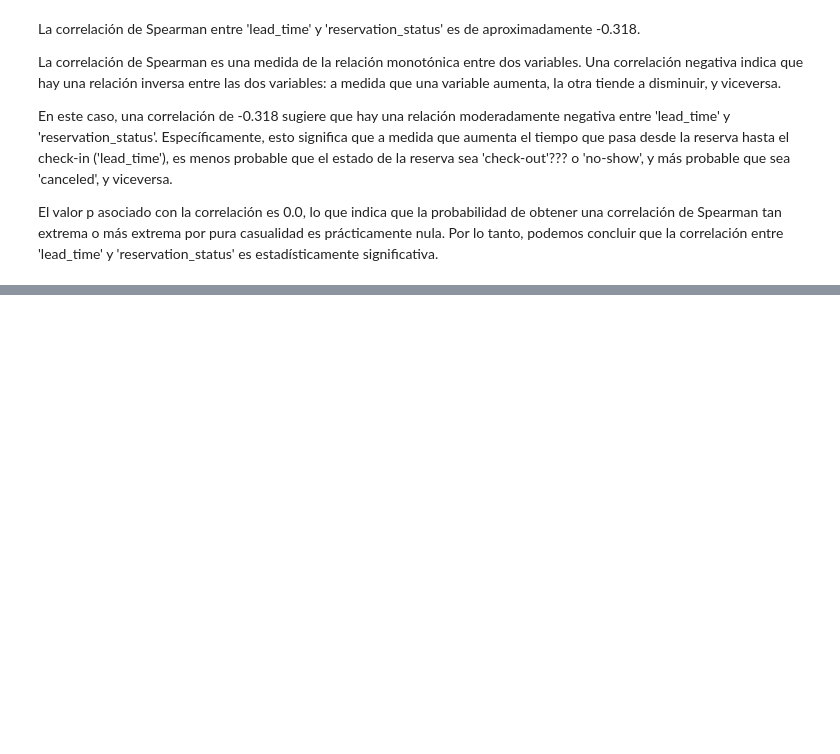
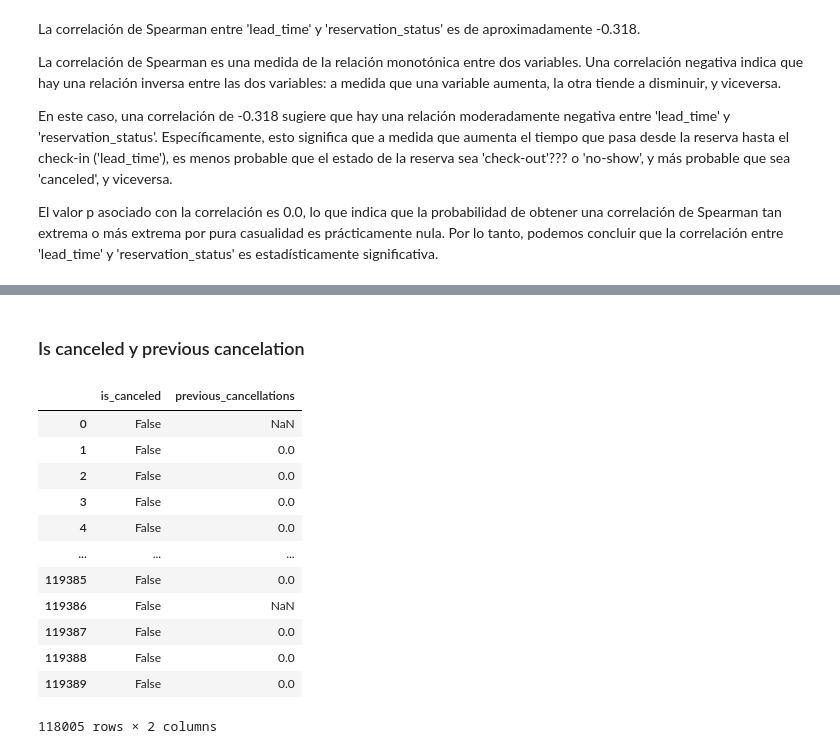
Before and after one commit to icorreald/project-da-promo-g-modulo-4-equipo-1, a Jupyter notebook: notebooks-trabajo/1-8.ipynb, the cells around one changed output, grey strips where cells are left out. Drawn from its saved outputs; the diff is of its cells as text; code cells hidden in the pictures; blank space fills up the shorter version.

```diff
--- a/notebooks-trabajo/1-8.ipynb
+++ b/notebooks-trabajo/1-8.ipynb
@@ -424,0 +396,19 @@ El valor p asociado con la correlación es 0.0, lo que indica que la probabilida
+# %% [markdown]
+### Is canceled y previous cancelation
+# %%
+columnas_seleccionadas = final[['is_canceled', 'previous_cancellations']]
+columnas_seleccionadas
+# %% [output]
+|  | is_canceled | previous_cancellations |
+| 0 | False | NaN |
+| 1 | False | 0.0 |
+| 2 | False | 0.0 |
+| 3 | False | 0.0 |
+| 4 | False | 0.0 |
+| ... | ... | ... |
+| 119385 | False | 0.0 |
+| 119386 | False | NaN |
+| 119387 | False | 0.0 |
+| 119388 | False | 0.0 |
+| 119389 | False | 0.0 |
+118005 rows × 2 columns
```
Also changed, not shown: parts of 19 cells of this notebook, 2 other files.
